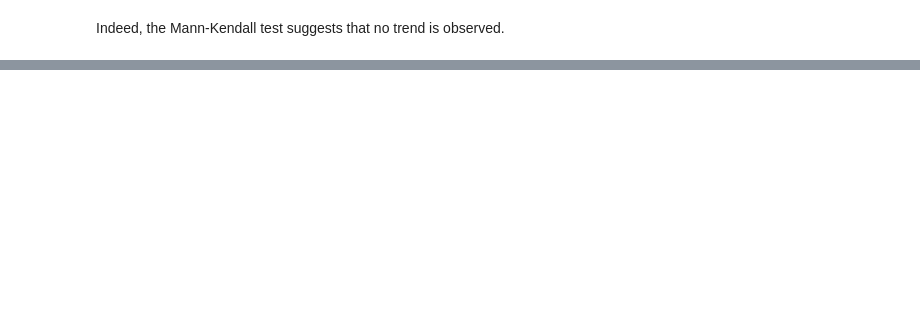
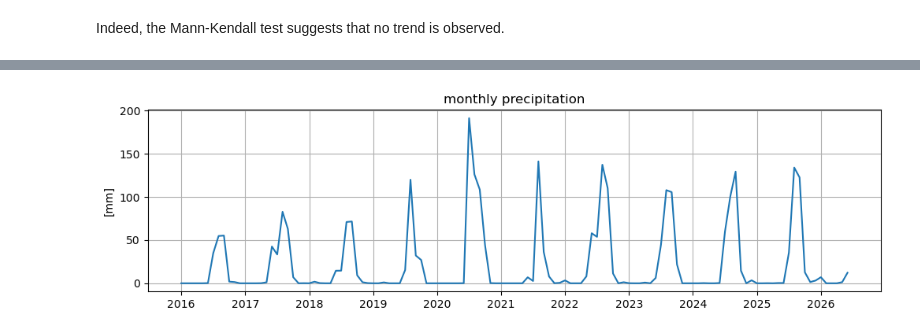
Before and after one commit to davidcirauqui/NDVI_index, a Jupyter notebook: NDVI.ipynb, the cells around one changed output, grey strips where cells are left out. Cells and saved outputs as stored; diff of their text form; code cells hidden in the pictures; blank space fills up the shorter version.

```diff
--- a/NDVI.ipynb
+++ b/NDVI.ipynb
@@ -284,0 +281,20 @@ Indeed, the Mann-Kendall test suggests that no trend is observed.
+# %%
+climate_df = NDVI_utils.get_climate_data(
+    coords,
+    start_date=dates_vec[0][0],
+    end_date=dates_vec[-1][1],
+    variables=(["precipitation_sum"]),
+)
+
+
+fig, ax = plt.subplots(figsize=[12, 3])
+t = np.arange(len(dates_vec))
+ax.plot(t, climate_df.precipitation_sum)
+
+ax.set_title('monthly precipitation')
+ax.set_ylabel('[mm]')
+ax.set_xticks(t[t%12 == 0], years)
+plt.grid()
+plt.show()
+# %% [output]
+[figure, added]
```
Also changed, not shown: parts of 16 cells of this notebook, 1 other file.
